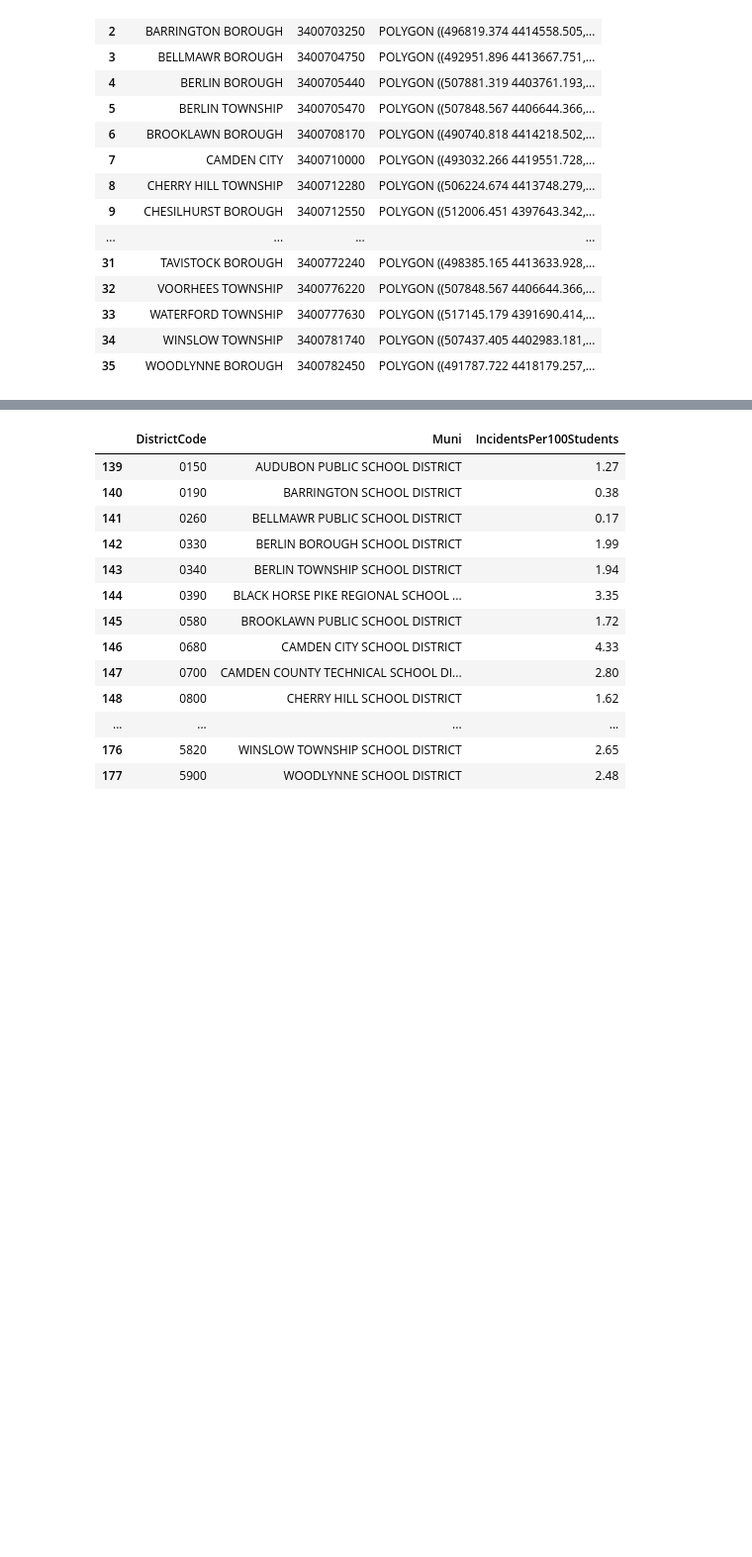
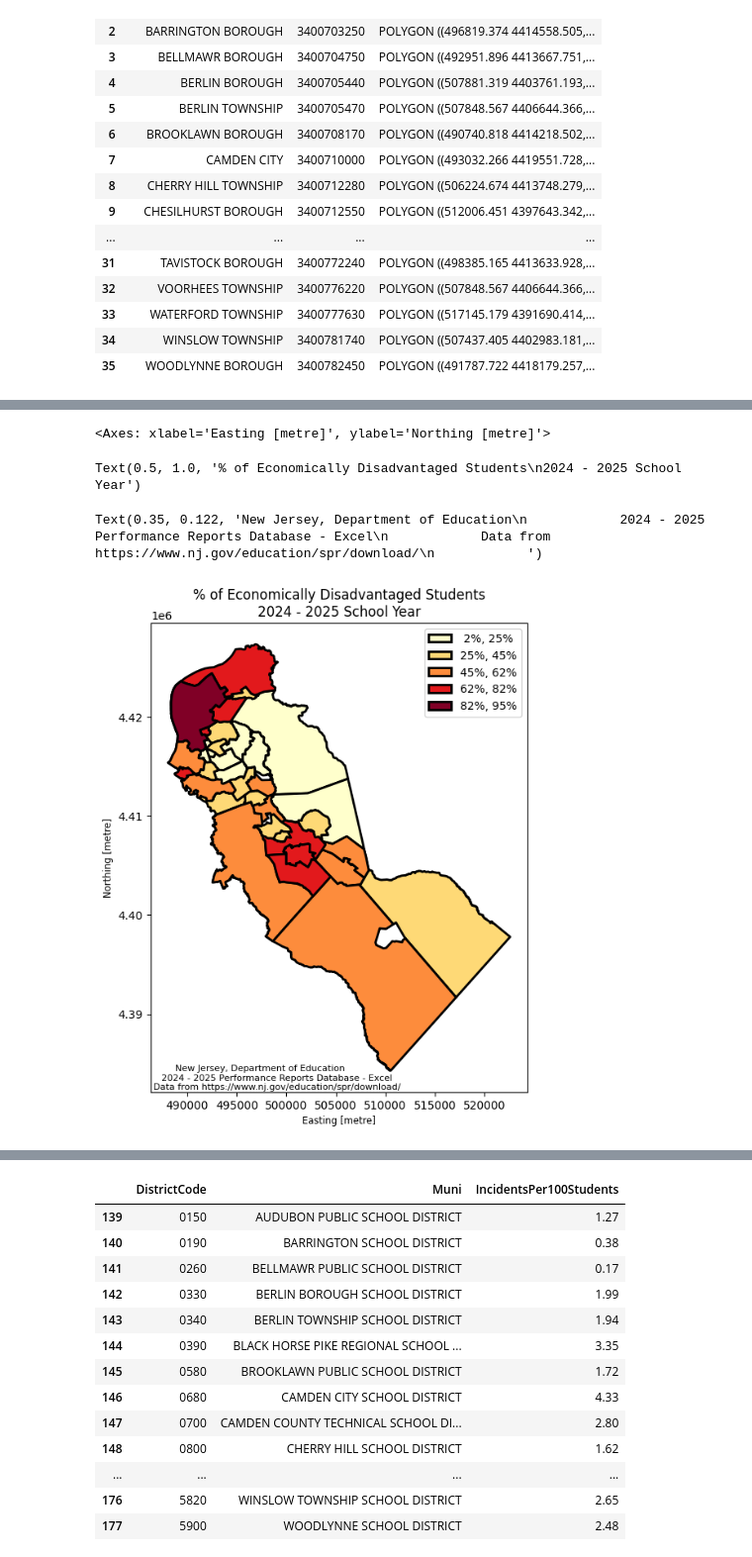
Before and after one commit to MhiyaJ/My-GIS-Stuff, a Jupyter notebook: After School Programs.ipynb, the cells around one changed output, grey strips where cells are left out. Shown at 99% size. Cells and saved outputs as stored; diff of their text form; code cells hidden in the pictures; blank space fills up the shorter version.

```diff
--- a/After School Programs.ipynb
+++ b/After School Programs.ipynb
@@ -94,0 +120,5 @@ njMun1
+# %%
+#njMun1[['MUN','GEOID']]
+#code from class to strip white space for merging
+DisXls1['District']=DisXls1.District.str.strip()
+njMun1['District']=njMun1.Muni.str.strip()
@@ -94,0 +131,5 @@ njMun1
+# %%
+#code from Gemini to make all upper case for merging
+DisXls1['District'] = DisXls1['District'].str.upper()
+njMun1['District'] = njMun1['District'].str.upper()
+njMun1['first_word_District'] = njMun1['District'].str.split().str[0]
@@ -94,0 +142,7 @@ njMun1
+# %%
+njMun['first_word_Muni'] = njMun['Muni'].str.split().str[0]
+DisXls1['first_word_District'] = DisXls1['District'].str.split().str[0]
+# %%
+#merged newly created column "first_word_MUN", MUN and Camden County
+a6 = pd.merge(njMun1, DisXls1, left_on=['first_word_District'], right_on=['first_word_District'], how='outer', indicator=True)
+a6
@@ -95,3 +176,26 @@ njMun1
+# %%
+fig, ax = plt.subplots(figsize=(6,8))
+
+# Convert the 'Economically Disadvantaged Students' column to numeric, handling NaN values
+a6['Economically Disadvantaged Students'] = a6['Economically Disadvantaged Students'].apply(lambda x: float(x.replace('%', '')) if isinstance(x, str) else x)
+
+a6.plot(ax=ax,figsize=(6,8),column='Economically Disadvantaged Students',legend=True,cmap='YlOrRd',
+          scheme='natural_breaks',k=5, edgecolor='black',linewidth=2,legend_kwds= {"fmt": "{:.0f}%"})
+ax.set_title('''% of Economically Disadvantaged Students
+2024 - 2025 School Year''')
+#ax.annotate('Note added to chart with minimum parameters', xy = (200000, 1000))
+plt.figtext(0.35, 0.122,
+            '''New Jersey, Department of Education
+            2024 - 2025 Performance Reports Database - Excel
+            Data from https://www.nj.gov/education/spr/download/
+            ''',
+            ha="center", fontsize=8, #bbox={"facecolor":"white", "alpha":0.5, "pad":5}
+            )
+# %% [output]
+<Axes: xlabel='Easting [metre]', ylabel='Northing [metre]'>
+Text(0.5, 1.0, '% of Economically Disadvantaged Students\n2024 - 2025 School Year')
+Text(0.35, 0.122, 'New Jersey, Department of Education\n            2024 - 2025 Performance Reports Database - Excel\n            Data from https://www.nj.gov/education/spr/download/\n            ')
+[figure, added]
 # %%
 #in-school incidents involving violence, weapons, substance abuse and vandalism
 BehXls=pd.read_excel ('https://github.com/MhiyaJ/My-GIS-Stuff/raw/refs/heads/main/School%20Incidents.xlsx', header = 3)
```
Also changed, not shown: parts of 12 cells of this notebook.
